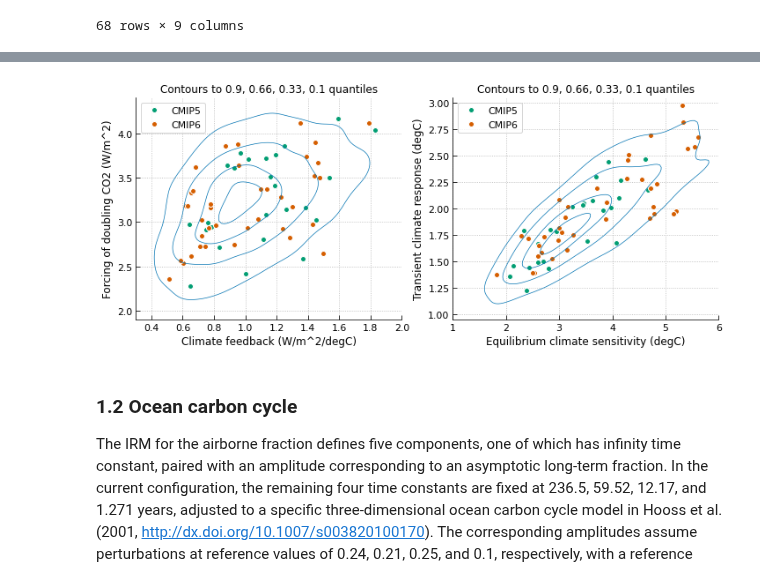
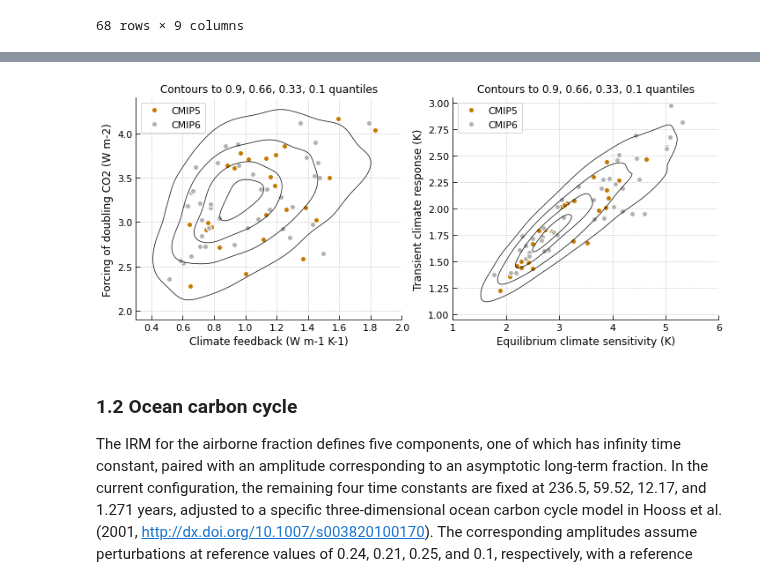
Before and after one commit to tsutsui1872/mce, a Jupyter notebook: notebook/t_genparms.ipynb, the cells around one changed output, grey strips where cells are left out. Drawn from its saved outputs; the diff is of its cells as text; code cells hidden in the pictures.

Commit message:
updates code using new scenario and driver classes

```diff
--- a/notebook/t_genparms.ipynb
+++ b/notebook/t_genparms.ipynb
@@ -98,6 +87,6 @@ doc_parms = DocParms(atts['parameters'])
 # %%
 # Plotting module
-myplt = PlotBase()
+myplt = PlotBase(palette='ipcc_wg1')
 # %%
 # Sampling size
 nsize = 2000
@@ -133,0 +121,3 @@ calib_type = 'l3_norm1' # 3-layer IRM with CMIP normalization type 1
+# %%
+outpath = 'data/calib_cmip.h5'
+ds_calib = ScenarioBase(outpath=outpath)
@@ -143,9 +136,12 @@ def kw2dict(kw_all):
         **dict(zip([f'tau{j}' for j in range(3)], kw_all['kw_irm']['tauj'])),
     }
 # %%
+calib_type = 'l3_norm1' # 3-layer IRM with CMIP normalization type 1
+
 index = []
 parms = []
-for cmip_era, g1 in ds.file['parms'].items():
+
+for cmip_era, g1 in ds_calib.file['parms'].items():
     for model, g2 in g1.items():
         index.append((cmip_era, model))
         parms.append(kw2dict({
@@ -357,14 +306,16 @@ df_parms_cmip['erf|2xCO2'] = df_parms_cmip['co2_alpha'] * np.log(2)
 df_parms_p['erf|2xCO2'] = df_parms_p['co2_alpha'] * np.log(2)
 
 variables = {
-    'lambda': ('Climate feedback', 'W/m^2/degC'),
-    'ecs_reg': ('Equilibrium climate sensitivity', 'degC'),
-    'tcr': ('Transient climate response', 'degC'),
-    'erf|2xCO2': ('Forcing of doubling CO2', 'W/m^2'),
+    'lambda': ('Climate feedback', 'W m-1 K-1'),
+    # 'ecs_reg': ('Equilibrium climate sensitivity', 'degC'),
+    'ecs': ('Equilibrium climate sensitivity', 'K'),
+    'tcr': ('Transient climate response', 'K'),
+    'erf|2xCO2': ('Forcing of doubling CO2', 'W m-2'),
 }
 
 map_lim = {
-    'ecs_reg': (1., 6.),
+    # 'ecs_reg': (1., 6.),
+    'ecs': (1., 6.),
     'tcr': (0.95, 3.05),
     'lambda': (0.3, 2.),
     'erf|2xCO2': (1.9, 4.4),
@@ -378,40 +329,43 @@ prob_ref = np.array([0.90, 0.66, 0.33, 0.1])
 
 myplt.init_regular(2, col=2, kw_space={'height': 3.5, 'aspect': 1.2})
 
-for n, (xvar, yvar) in enumerate([('lambda', 'erf|2xCO2'), ('ecs_reg', 'tcr')]):
-    ax = myplt(n)
-    for mip, df in df_parms_cmip.groupby('mip'):
+for ax, (xvar, yvar) in zip(
+    myplt(),
+    # [('lambda', 'erf|2xCO2'), ('ecs_reg', 'tcr')],
+    [('lambda', 'erf|2xCO2'), ('ecs', 'tcr')],
+):
+    for mip, df in df_parms_cmip.groupby(level=0):
         ax.plot(
             df[xvar].values, df[yvar].values, color=map_colors[mip],
             label=mip.upper(), **kw_plot_cmip)
 
     ax.legend()
 
     xlim = map_lim[xvar]
     ylim = map_lim[yvar]
     xp, yp = np.mgrid[xlim[0]:xlim[1]:100j, ylim[0]:ylim[1]:100j]
     positions = np.vstack([xp.ravel(), yp.ravel()])
 
     din = df_parms_p.loc[:nsize, [xvar, yvar]].T.values
     pdf = scipy.stats.gaussian_kde(din)
     zp = pdf(positions).reshape(xp.shape)
     levels = np.quantile(pdf(din), 1.-prob_ref)
     ax.contour(xp, yp, zp, levels, colors='C0', linewidths=0.7)
 
     ax.set_xlim(*xlim)
     ax.set_ylim(*ylim)
     ax.grid()
     ax.set_xlabel('{} ({})'.format(*variables[xvar]))
     ax.set_ylabel('{} ({})'.format(*variables[yvar]))
     ax.set_title(
         'Contours to {} quantiles'.format(
             ', '.join([f'{x}' for x in prob_ref])
         )
     )
 
 del df_parms_p
 # %% [output]
-[figure, old version]
+[figure, new version]
 # %% [markdown]
 ### 1.2 Ocean carbon cycle
 
```
Also changed, not shown: parts of 68 cells of this notebook.
